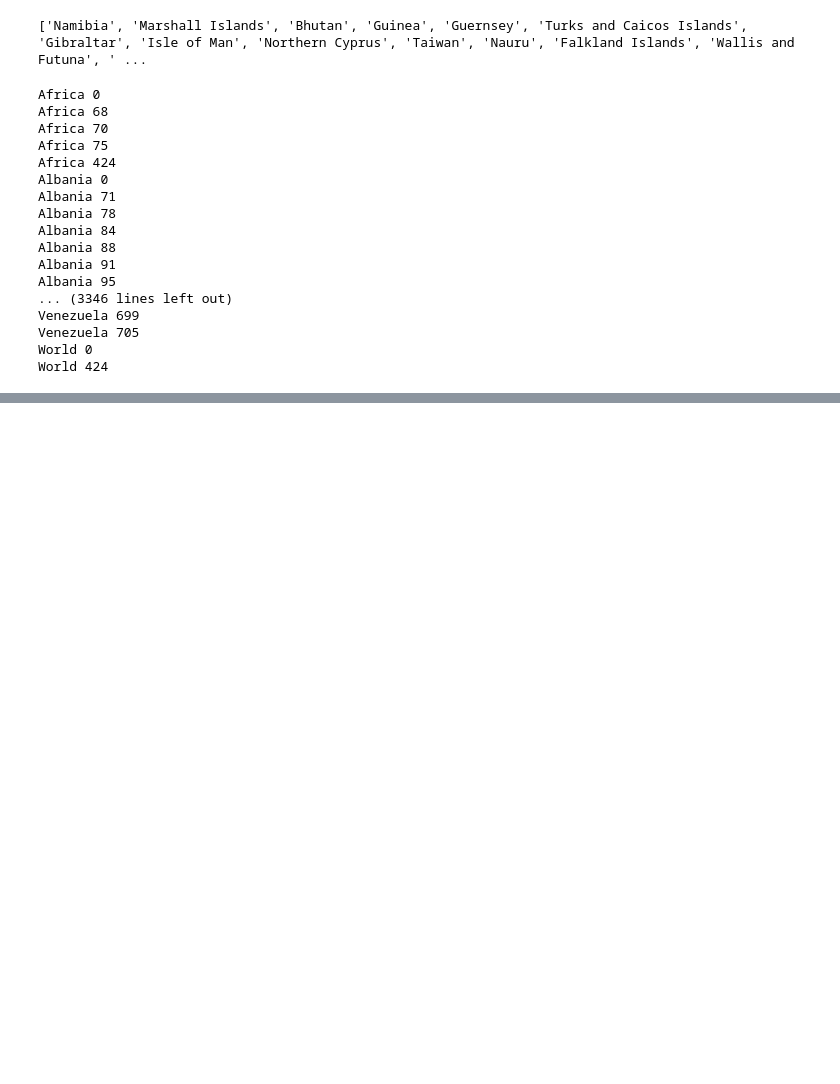
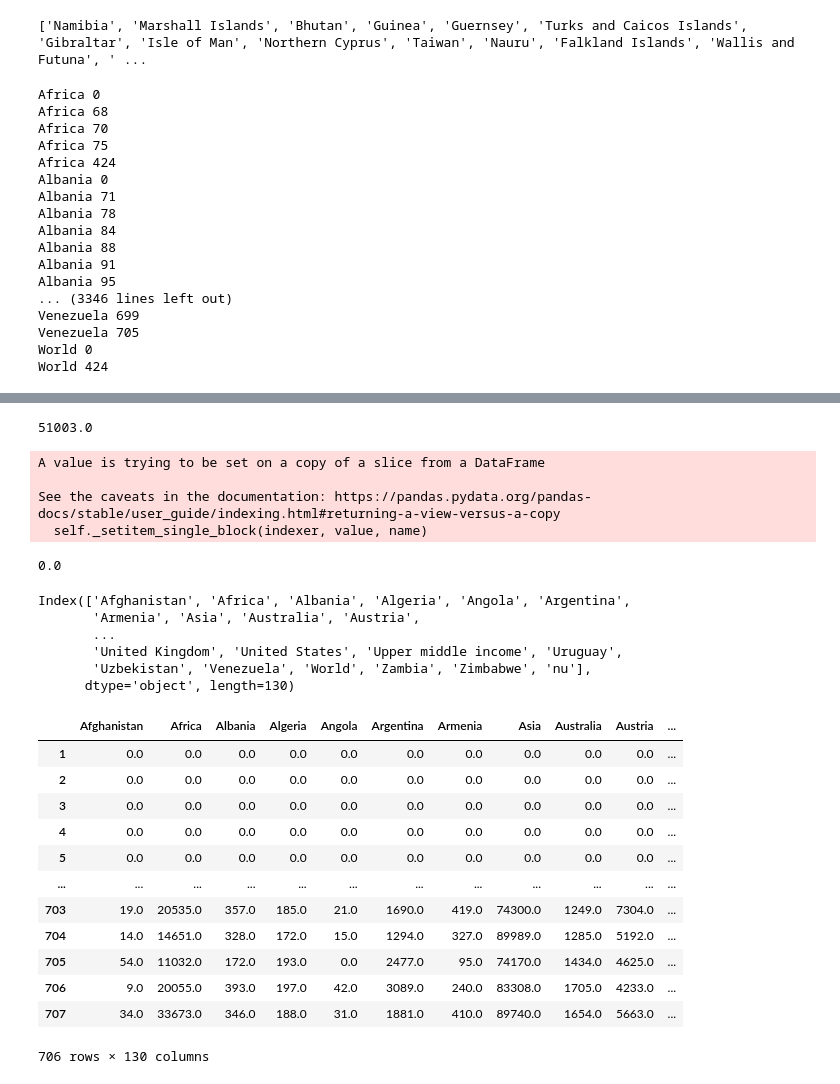
Before and after one commit to ZelshaR/Project, a Jupyter notebook: NoteBooks/Опять работаю с данными.ipynb, the cells around one changed output, grey strips where cells are left out. Saved outputs shown, nothing was run; the diff lists cells and outputs as text; code cells hidden in the pictures; blank space fills up the shorter version.

```diff
--- a/NoteBooks/Опять работаю с данными.ipynb
+++ b/NoteBooks/Опять работаю с данными.ipynb
@@ -134,3 +134,46 @@ dfd
 dfv1.drop(labels = [424],axis = 0,inplace=True)
 # %%
 dfv1.to_csv('sraniestarnismerti.csv')
+# %%
+dfc['United Kingdom'].iloc[705]
+# %% [output]
+51003.0
+# %%
+for h in dfd.columns:
+    for i in range(706):
+        if dfd[h].iloc[i] < 0:
+            dfd[h].iloc[i] = 0
+# %% [output]
+A value is trying to be set on a copy of a slice from a DataFrame
+
+See the caveats in the documentation: https://pandas.pydata.org/pandas-docs/stable/user_guide/indexing.html#returning-a-view-versus-a-copy
+  self._setitem_single_block(indexer, value, name)
+# %%
+min(dfc['United Kingdom'])
+# %% [output]
+0.0
+# %%
+dfc.columns
+# %% [output]
+Index(['Afghanistan', 'Africa', 'Albania', 'Algeria', 'Angola', 'Argentina',
+       'Armenia', 'Asia', 'Australia', 'Austria',
+       ...
+       'United Kingdom', 'United States', 'Upper middle income', 'Uruguay',
+       'Uzbekistan', 'Venezuela', 'World', 'Zambia', 'Zimbabwe', 'nu'],
+      dtype='object', length=130)
+# %%
+dfc
+# %% [output]
+|  | Afghanistan | Africa | Albania | Algeria | Angola | Argentina | Armenia | Asia | Australia | Austria | ... |
+| 1 | 0.0 | 0.0 | 0.0 | 0.0 | 0.0 | 0.0 | 0.0 | 0.0 | 0.0 | 0.0 | ... |
+| 2 | 0.0 | 0.0 | 0.0 | 0.0 | 0.0 | 0.0 | 0.0 | 0.0 | 0.0 | 0.0 | ... |
+| 3 | 0.0 | 0.0 | 0.0 | 0.0 | 0.0 | 0.0 | 0.0 | 0.0 | 0.0 | 0.0 | ... |
+| 4 | 0.0 | 0.0 | 0.0 | 0.0 | 0.0 | 0.0 | 0.0 | 0.0 | 0.0 | 0.0 | ... |
+| 5 | 0.0 | 0.0 | 0.0 | 0.0 | 0.0 | 0.0 | 0.0 | 0.0 | 0.0 | 0.0 | ... |
+| ... | ... | ... | ... | ... | ... | ... | ... | ... | ... | ... | ... |
+| 703 | 19.0 | 20535.0 | 357.0 | 185.0 | 21.0 | 1690.0 | 419.0 | 74300.0 | 1249.0 | 7304.0 | ... |
+| 704 | 14.0 | 14651.0 | 328.0 | 172.0 | 15.0 | 1294.0 | 327.0 | 89989.0 | 1285.0 | 5192.0 | ... |
+| 705 | 54.0 | 11032.0 | 172.0 | 193.0 | 0.0 | 2477.0 | 95.0 | 74170.0 | 1434.0 | 4625.0 | ... |
+| 706 | 9.0 | 20055.0 | 393.0 | 197.0 | 42.0 | 3089.0 | 240.0 | 83308.0 | 1705.0 | 4233.0 | ... |
+| 707 | 34.0 | 33673.0 | 346.0 | 188.0 | 31.0 | 1881.0 | 410.0 | 89740.0 | 1654.0 | 5663.0 | ... |
+706 rows × 130 columns
```
Also changed, not shown: parts of 10 cells of this notebook, 7 other files.
